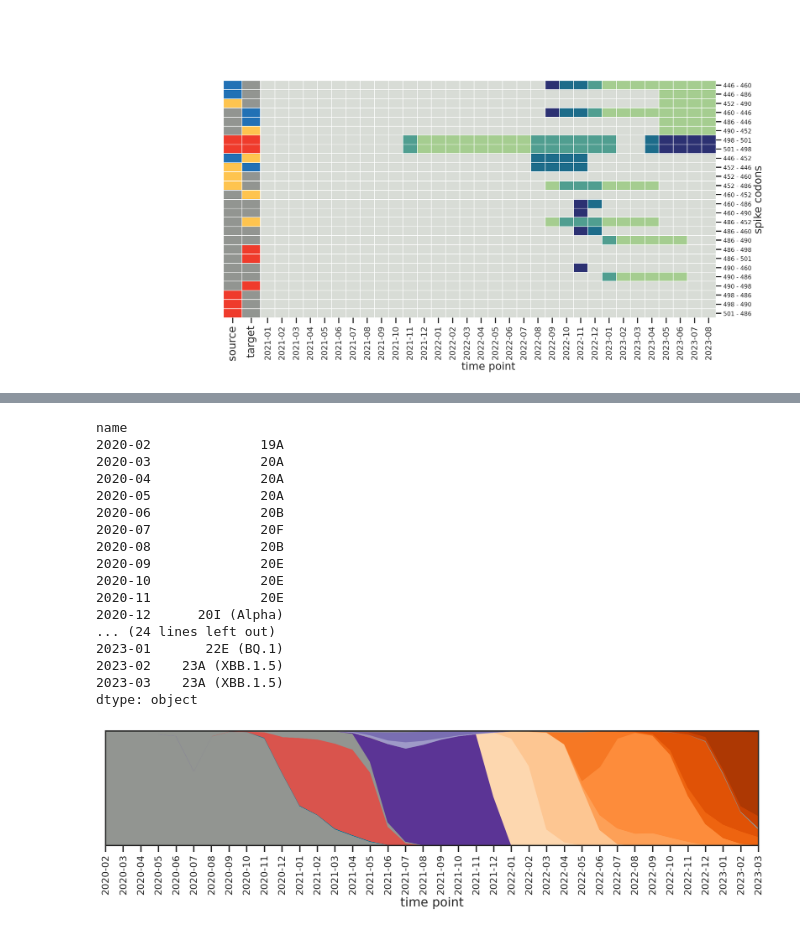
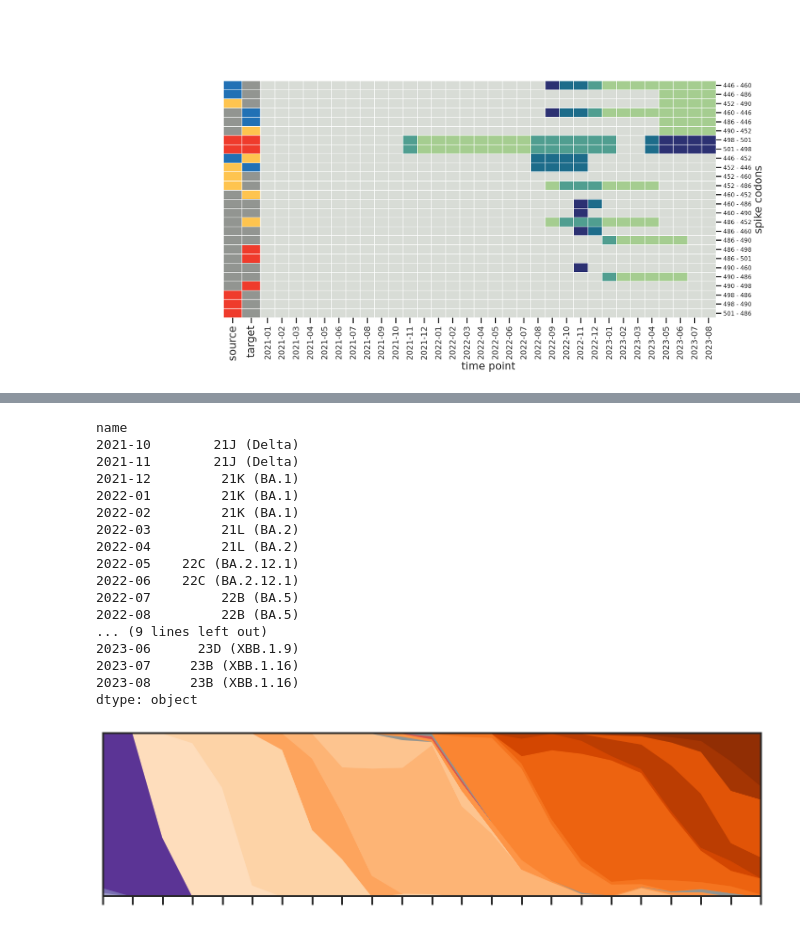
Before and after one commit to microbial-pangenomes-lab/2022_sarscov2_epistasis, a Jupyter notebook: notebooks/update.ipynb, the cells around one changed output, grey strips where cells are left out. Drawn from its saved outputs; the diff is of its cells as text; code cells hidden in the pictures.

```diff
--- a/notebooks/update.ipynb
+++ b/notebooks/update.ipynb
@@ -562,3 +562,6 @@ plt.savefig('update_6a.svg',
 # %%
 follow_up_pairs = {'446-486', '446-460',
                    '452-490', '498-501'}
+# %%
+months = [f'{year}-{month:02d}' for year, month in zip(['2021'] * 3 + ['2022'] * 12 + ['2023'] * 8,
+                                                       list(range(10, 13)) + list(range(1, 13)) + list(range(1, 9)))]
@@ -565,7 +579,5 @@ follow_up_pairs = {'446-486', '446-460',
 # %%
-s3 = df[(~df['name'].isin(['2020-02',
-                           # '2020-03'
-                          ])) &
+s3 = df[(df['name'].isin(months)) &
         (df['gene_source'] == 'S') &
         (df['gene_target'] == 'S') &
         (df['pair'].isin(follow_up_pairs))].copy()
@@ -574,10 +586,7 @@ s3 = s3.pivot_table(index=['feature_codon_source',
                           'feature_codon_target'],
                    columns='name',
                    values='outlier',
-                   aggfunc=max).reindex(columns=sorted(df[(df['year'] > 2020) #&
-        # (~df['name'].isin([f'2021-{x:02d}'
-        #                    for x in range(1, 11)]))
-                                                       ]['name'].unique()))
+                   aggfunc=max).reindex(columns=sorted(months))
 # %%
 s = s3
 
@@ -648,8 +657,8 @@ d = {}
 cw = {}
 clades = {}
 
-for f in os.listdir('../out/time-lineages/'):
-    l = pd.read_csv(f'../out/time-lineages/{f}', sep='\t',
+for f in s3.columns:
+    l = pd.read_csv(f'../out/update/time-lineages/{f}.tsv', sep='\t',
                     usecols=['seqName', 'clade', 'Nextclade_pango',
                              'partiallyAliased', 'clade_nextstrain',
                              'clade_who', 'clade_display'])
@@ -784,24 +778,24 @@ for i in df1['Id'].unique():
 r.sort_values('name').groupby('name').apply(lambda x: x.sort_values('count')['clade_display'].values[-1])
 # %% [output]
 name
-2020-02              19A
-2020-03              20A
-2020-04              20A
-2020-05              20A
-2020-06              20B
-2020-07              20F
-2020-08              20B
-2020-09              20E
-2020-10              20E
-2020-11              20E
-2020-12      20I (Alpha)
-... (24 lines left out)
-2023-01       22E (BQ.1)
-2023-02    23A (XBB.1.5)
-2023-03    23A (XBB.1.5)
+2021-10        21J (Delta)
+2021-11        21J (Delta)
+2021-12         21K (BA.1)
+2022-01         21K (BA.1)
+2022-02         21K (BA.1)
+2022-03         21L (BA.2)
+2022-04         21L (BA.2)
+2022-05    22C (BA.2.12.1)
+2022-06    22C (BA.2.12.1)
+2022-07         22B (BA.5)
+2022-08         22B (BA.5)
+... (9 lines left out)
+2023-06      23D (XBB.1.9)
+2023-07     23B (XBB.1.16)
+2023-08     23B (XBB.1.16)
 dtype: object
 # %%
-fig, ax = plt.subplots(figsize=(17, 3))
+fig, ax = plt.subplots(figsize=(12, 3))
 
 fish_plot(*data, ax=ax)
 
@@ -809,36 +803,36 @@ plt.yticks([])
 
 names = sorted(r['name'].unique())
 
 # plt.axvline(10,
 #             color='xkcd:dark grey',
 #             ls='dashed')
 # plt.axvline(13,
 #             color='xkcd:dark grey',
 #             ls='dashed')
 # plt.axvline(21,
 #             color='xkcd:dark grey',
 #             ls='dashed')
 # plt.axvline(35,
 #             color='xkcd:dark grey',
 #             ls='dashed')
 
-plt.xlabel('time point')
+plt.xlabel('')
 
 plt.xticks(range(len(names)),
-           names,
+           ['' for x in names],
            rotation=90,
            fontsize=14)
 
 plt.savefig('update_7.png',
             dpi=300,
             bbox_inches='tight',
             transparent=True)
 plt.savefig('update_7.svg',
             dpi=300,
             bbox_inches='tight',
             transparent=True);
 # %% [output]
-[figure, old version]
+[figure, new version]
 # %%
 patches = []
 for k, v in voc.items():
```
Also changed, not shown: parts of 27 cells of this notebook, 5 other files.
